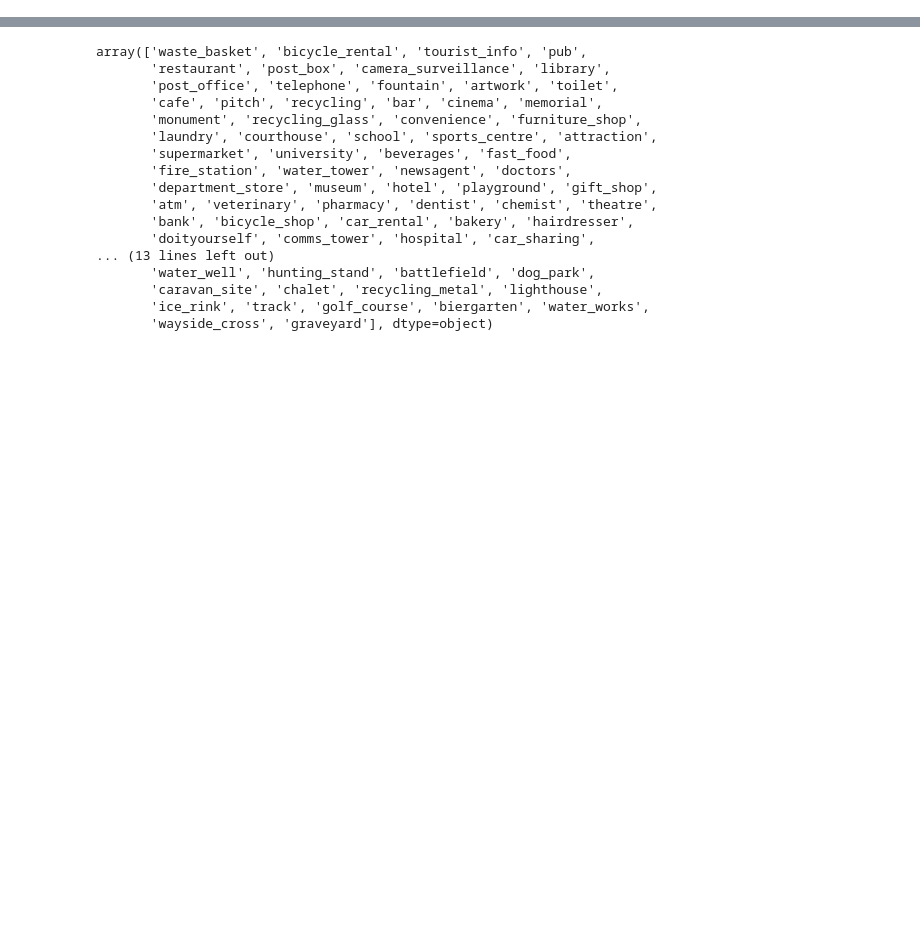
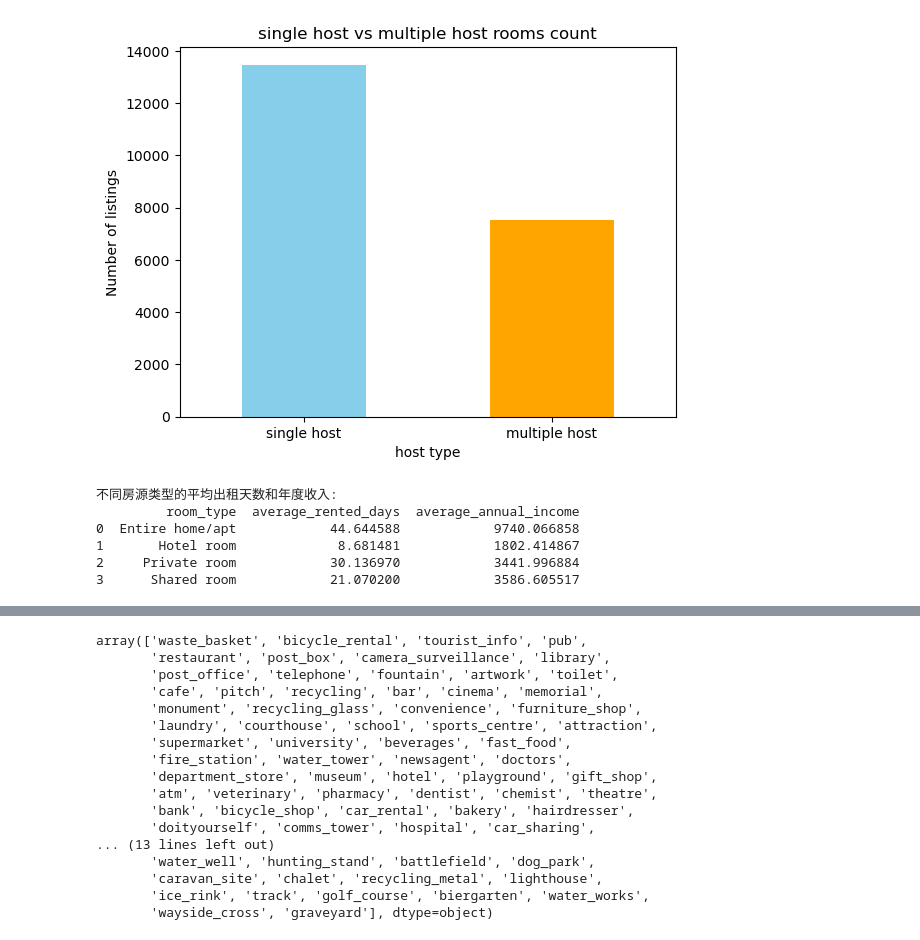
Before and after one commit to meimao76/group_research, a Jupyter notebook: cleaning.ipynb, the cells around one changed output, grey strips where cells are left out. Cells and saved outputs as stored; diff of their text form; code cells hidden in the pictures; blank space fills up the shorter version.

```diff
--- a/cleaning.ipynb
+++ b/cleaning.ipynb
@@ -46,0 +114,19 @@ airbnb_intersect
+# %%
+single_host_count = 13469
+multi_host_count = 7526
+
+# 将数据整理成一个 Series 以便绘图
+data = pd.Series(
+    [single_host_count, multi_host_count],
+    index=["single host", "multiple host"]
+)
+
+# 绘制柱状图
+data.plot(kind="bar", color=["skyblue", "orange"])
+plt.title("single host vs multiple host rooms count")
+plt.xlabel("host type")
+plt.ylabel("Number of listings")
+plt.xticks(rotation=0)  # 保证标签水平显示
+plt.show()
+# %% [output]
+[figure, added]
@@ -46,0 +146,10 @@ airbnb_intersect
+# %%
+print("不同房源类型的平均出租天数和年度收入:")
+print(summary_stats)
+# %% [output]
+不同房源类型的平均出租天数和年度收入:
+         room_type  average_rented_days  average_annual_income
+0  Entire home/apt            44.644588            9740.066858
+1       Hotel room             8.681481            1802.414867
+2     Private room            30.136970            3441.996884
+3      Shared room            21.070200            3586.605517
```
Also changed, not shown: parts of 18 cells of this notebook.
